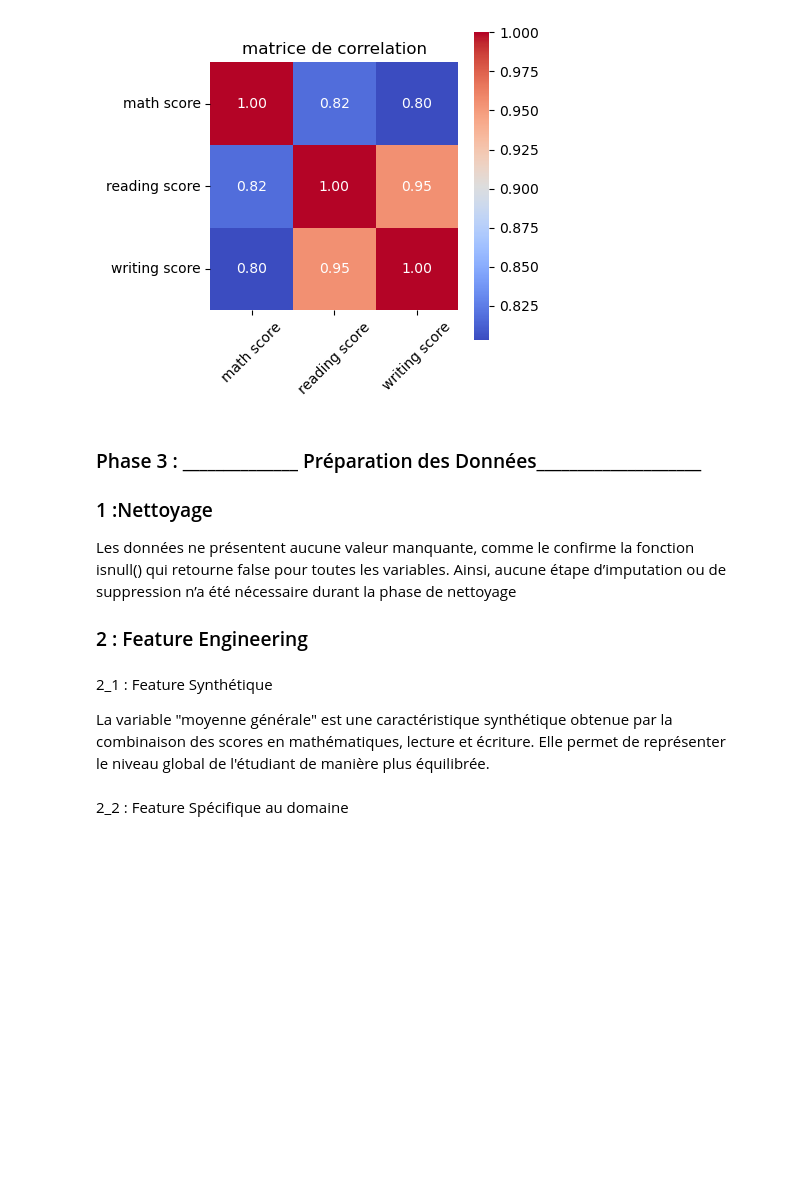
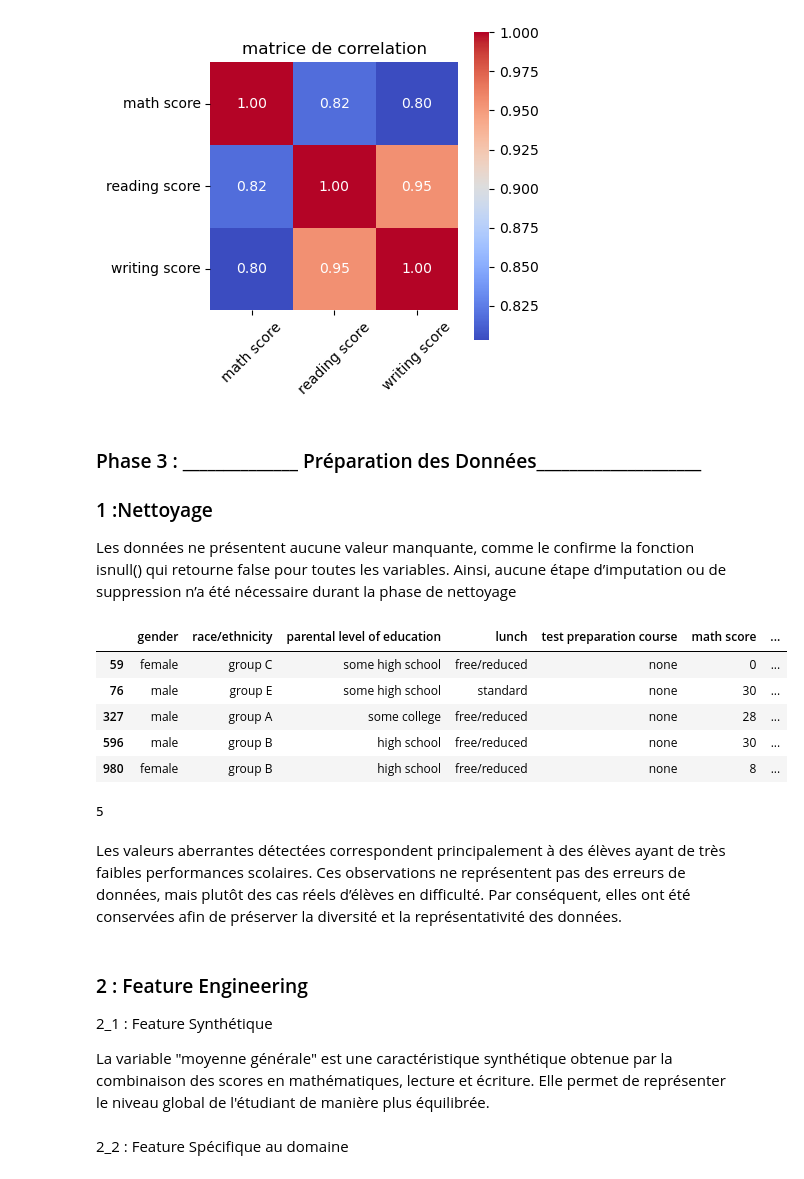
Before and after one commit to zelkadiri603-lang/mini_projet_ML, a Jupyter notebook: ML.ipynb, the cells around one changed output. Drawn from its saved outputs; the diff is of its cells as text; code cells hidden in the pictures; blank space fills up the shorter version.

```diff
--- a/ML.ipynb
+++ b/ML.ipynb
@@ -355,8 +368,39 @@ plot.show()
 ### 1 :Nettoyage
 
 Les données ne présentent aucune valeur manquante, comme le confirme la fonction isnull() qui retourne false pour toutes les variables. Ainsi, aucune étape d’imputation ou de suppression n’a été nécessaire durant la phase de nettoyage
-### 2 : Feature Engineering
+# %%
+df_numeric = df.select_dtypes(include=['int64', 'float64'])
+
+for col in df_numeric.columns:
+
+    Q1 = df[col].quantile(0.25)
+    Q3 = df[col].quantile(0.75)
+
+    IQR = Q3 - Q1
+
+    minim = Q1 - 1.5 * IQR
+    maxim = Q3 + 1.5 * IQR
+
+    outliers = df[
+        (df[col] < minim) |
+        (df[col] > maxim)
+    ]
+outliers
+# %% [output]
+|  | gender | race/ethnicity | parental level of education | lunch | test preparation course | math score | ... |
+| 59 | female | group C | some high school | free/reduced | none | 0 | ... |
+| 76 | male | group E | some high school | standard | none | 30 | ... |
+| 327 | male | group A | some college | free/reduced | none | 28 | ... |
+| 596 | male | group B | high school | free/reduced | none | 30 | ... |
+| 980 | female | group B | high school | free/reduced | none | 8 | ... |
+# %%
+print(len(outliers))
+# %% [output]
+5
+# %% [markdown]
+Les valeurs aberrantes détectées correspondent principalement à des élèves ayant de très faibles performances scolaires. Ces observations ne représentent pas des erreurs de données, mais plutôt des cas réels d’élèves en difficulté. Par conséquent, elles ont été conservées afin de préserver la diversité et la représentativité des données.
 # %% [markdown]
+### 2 : Feature Engineering
 2_1 : Feature Synthétique
 
 La variable "moyenne générale" est une caractéristique synthétique obtenue par la combinaison des scores en mathématiques, lecture et écriture. Elle permet de représenter le niveau global de l'étudiant de manière plus équilibrée.
```
Also changed, not shown: parts of 12 cells of this notebook.
